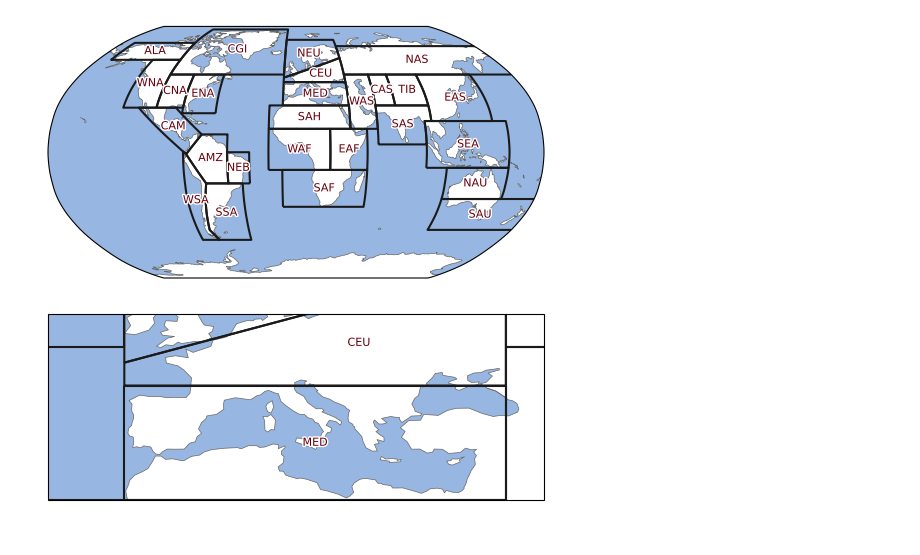
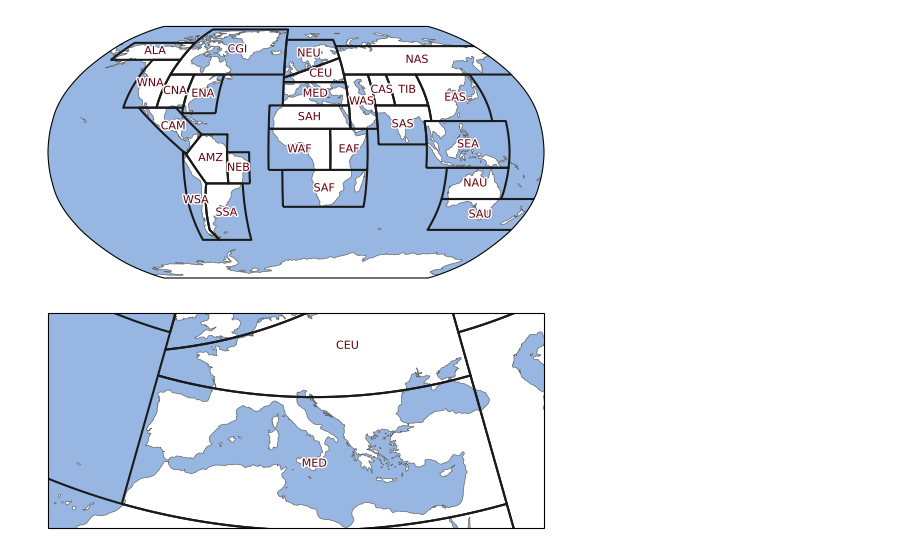
Before and after one commit to rubeenalonso/Practicas-Predictia, a Jupyter notebook: Tarea.ipynb, the cells around one changed output. Saved outputs shown, nothing was run; the diff lists cells and outputs as text; code cells hidden in the pictures.

```diff
--- a/Tarea.ipynb
+++ b/Tarea.ipynb
@@ -180,11 +191,11 @@ ax = srex.plot(
 ax.set_global()
 # %% [output]
 [figure]
-# %%
-# Se muestra solo la región del Mediterráneo
-ax = srex.plot(
-    projection=ccrs.PlateCarree(), label="abbrev", add_ocean=True, text_kws=text_kws
-)
-ax.set_extent([-20, 45, 30, 50])
-# %% [output]
-[figure, removed]
+# %%
+projection = ccrs.LambertConformal(central_longitude=15)
+ax = srex.plot(
+    projection=projection, label="abbrev", add_ocean=True, text_kws=text_kws, resolution='50m'
+)
+ax.set_extent([-20, 45, 30, 50], crs=ccrs.PlateCarree())
+# %% [output]
+[figure, added]
```
Also changed, not shown: parts of 8 cells of this notebook.
